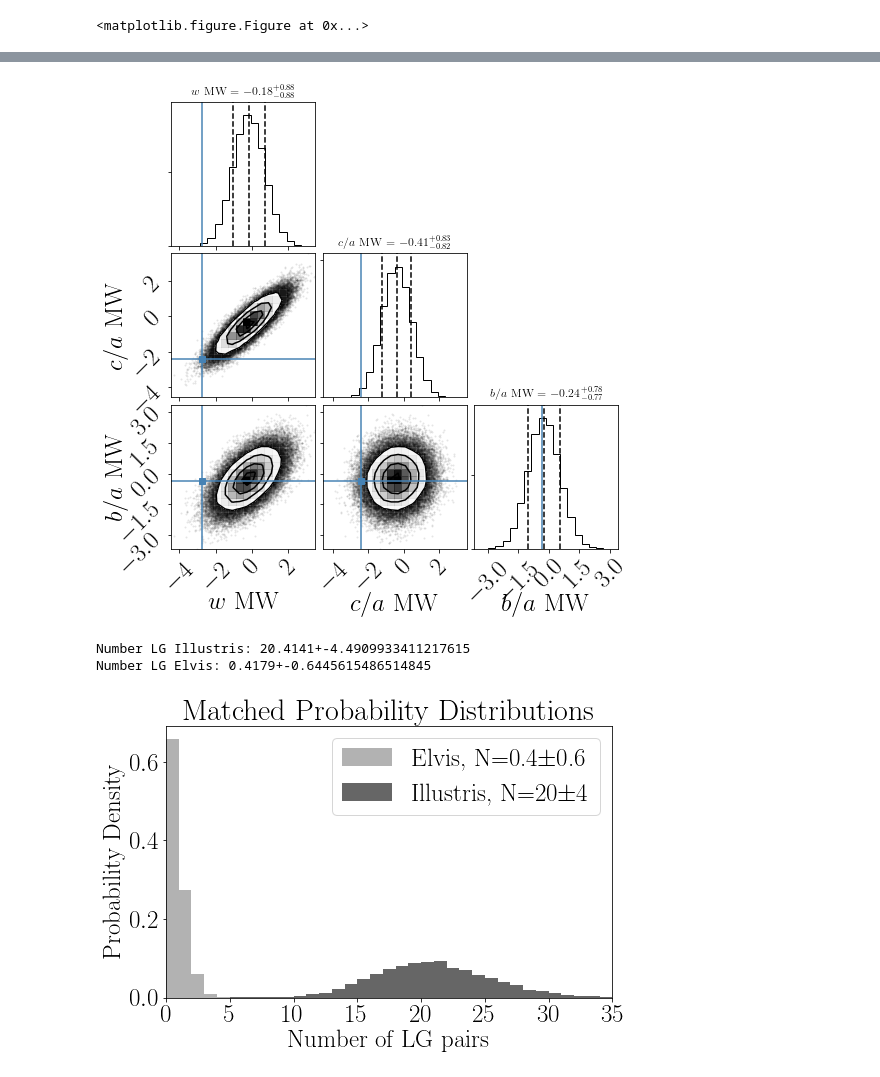
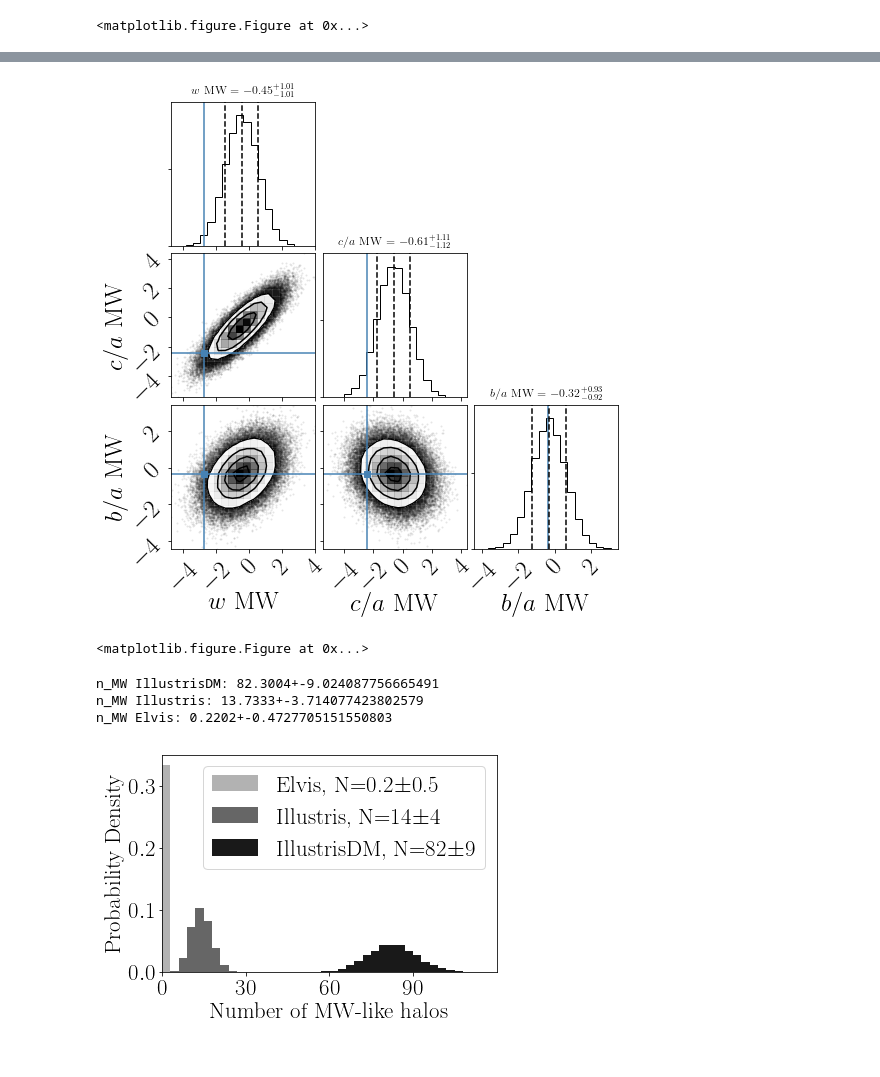
Before and after one commit to astroandes/SatelliteShapeLG, a Jupyter notebook: code/covariances.ipynb, the cells around one changed output, grey strips where cells are left out. Cells and saved outputs as stored; diff of their text form; code cells hidden in the pictures.

Commit message:
covariances for m31

```diff
--- a/code/covariances.ipynb
+++ b/code/covariances.ipynb
@@ -273,18 +291,20 @@ plt.savefig(filename, bbox_inches='tight')
 # %%
-figure = corner.corner(data_random_illustris_MW,
+figure = corner.corner(data_random_illustrisdm_MW,
                       quantiles=[0.16, 0.5, 0.84],
                       labels=[r"$w$ MW", r"$c/a$ MW", r"$b/a$ MW"],
                       show_titles=True, title_kwargs={"fontsize": 12},
                       truths=MW_obs['data_obs'])
-filename = "../paper/gaussian_model_illustris_MW.pdf"
+filename = "../paper/gaussian_model_illustrisdm_MW.pdf"
 plt.savefig(filename, bbox_inches='tight')
 # %% [output]
-[figure, old version]
+[figure, new version]
 # %%
 def number_LG(sim_cov_M31, sim_mean_M31, sim_cov_MW, sim_mean_MW, obs_M31, obs_MW, n_sample=20):
     n_try = 10000
     n_out = np.ones(n_try)
     n_out_swap = np.ones(n_try)
+    n_MW = np.ones(n_try)
+    n_M31 = np.ones(n_try)
 
     for i in range(n_try):
         sim_M31 = np.random.multivariate_normal(sim_mean_M31, sim_cov_M31, size=n_sample)
@@ -300,44 +320,71 @@ def number_LG(sim_cov_M31, sim_mean_M31, sim_cov_MW, sim_mean_MW, obs_M31, obs_M
         n_LG_swap = np.count_nonzero(like_M31_from_MW & like_MW_from_M31)
         n_out[i] = n_LG
         n_out_swap[i] = n_LG_swap
-    return {'n_LG': n_out, 'n_LG_swap': n_out_swap}
+        n_MW[i] = np.count_nonzero(like_MW_from_MW)
+        n_M31[i] = np.count_nonzero(like_M31_from_M31)
+    return {'n_LG': n_out, 'n_LG_swap': n_out_swap, 'n_MW':n_MW, 'n_M31':n_M31}
 # %%
 n_out_list_elvis = number_LG(cov_elvis_M31['covariance'], cov_elvis_M31['mean'],
              cov_elvis_MW['covariance'], cov_elvis_MW['mean'],
-             M31_obs['data_obs'], MW_obs['data_obs'], n_sample=100000)
+             M31_obs['data_obs'], MW_obs['data_obs'], n_sample=10000)
 n_out_list_illustris = number_LG(cov_illustris_M31['covariance'], cov_illustris_M31['mean'],
              cov_illustris_MW['covariance'], cov_illustris_MW['mean'],
-             M31_obs['data_obs'], MW_obs['data_obs'], n_sample=100000)
+             M31_obs['data_obs'], MW_obs['data_obs'], n_sample=10000)
+n_out_list_illustrisdm = number_LG(cov_illustrisdm_M31['covariance'], cov_illustrisdm_M31['mean'],
+             cov_illustrisdm_MW['covariance'], cov_illustrisdm_MW['mean'],
+             M31_obs['data_obs'], MW_obs['data_obs'], n_sample=10000)
+# %%
+plt.figure(figsize=(8,5))
+plt.rc('text', usetex=True,)
+plt.rc('font', family='serif', size=23)
+# %% [output]
+<matplotlib.figure.Figure at 0x...>
 # %%
-mean_LG_illustris = np.mean(n_out_list_illustris['n_LG'])
-std_LG_illustris = np.std(n_out_list_illustris['n_LG'])
-mean_LG_elvis = np.mean(n_out_list_elvis['n_LG'])
-std_LG_elvis = np.std(n_out_list_elvis['n_LG'])
-print("Number LG Illustris: {}+-{}".format(mean_LG_illustris, std_LG_illustris))
-print("Number LG Elvis: {}+-{}".format(mean_LG_elvis, std_LG_elvis))
+min_number = {'n_M31':1200, 'n_MW':0}
+max_number = {'n_M31':2600, 'n_MW': 120}
+delta_number = {'n_M31':40, 'n_MW': 3}
+yrange = {'n_M31':0.025, 'n_MW':0.35}
+name = {'n_M31':'M31', 'n_MW': 'MW'}
+field_number = 'n_MW'
 
-plt.figure(figsize=(8,5))
-plt.rc('text', usetex=True,)
-plt.rc('font', family='serif', size=25)
+mean_LG_illustris = np.mean(n_out_list_illustris[field_number])
+std_LG_illustris = np.std(n_out_list_illustris[field_number])
 
-a = plt.hist(n_out_list_elvis['n_LG'], bins=np.arange(0,40,1),
+mean_LG_illustrisdm = np.mean(n_out_list_illustrisdm[field_number])
+std_LG_illustrisdm = np.std(n_out_list_illustrisdm[field_number])
+
+mean_LG_elvis = np.mean(n_out_list_elvis[field_number])
+std_LG_elvis = np.std(n_out_list_elvis[field_number])
+
+print("{} IllustrisDM: {}+-{}".format(field_number, mean_LG_illustrisdm, std_LG_illustrisdm))
+print("{} Illustris: {}+-{}".format(field_number, mean_LG_illustris, std_LG_illustris))
+print("{} Elvis: {}+-{}".format(field_number, mean_LG_elvis, std_LG_elvis))
+
+
+a = plt.hist(n_out_list_elvis[field_number], bins=np.arange(0,max_number[field_number],delta_number[field_number]),
              normed=True, label=r'Elvis, N={:.1f}$\pm${:.1f}'.format(mean_LG_elvis, std_LG_elvis),
              alpha=0.3, color='black')
 
-a = plt.hist(n_out_list_illustris['n_LG'], bins=np.arange(0,40,1),
+a = plt.hist(n_out_list_illustris[field_number], bins=np.arange(0,max_number[field_number],delta_number[field_number]),
              normed=True, label=r'Illustris, N={:.0f}$\pm${:.0f}'.format(mean_LG_illustris, std_LG_illustris),
              alpha=0.6, color='black')
 
+a = plt.hist(n_out_list_illustrisdm[field_number], bins=np.arange(0,max_number[field_number],delta_number[field_number]),
+             normed=True, label=r'IllustrisDM, N={:.0f}$\pm${:.0f}'.format(mean_LG_illustrisdm, std_LG_illustrisdm),
+             alpha=0.9, color='black')
+
 plt.legend()
-plt.xlabel('Number of LG pairs')
+plt.xlabel('Number of {}-like halos'.format(name[field_number]))
 plt.ylabel('Probability Density')
-a = plt.xticks(np.arange(0,40,5))
-plt.xlim([0,35])
-plt.title("Matched Probability Distributions")
+a = plt.xticks(np.arange(0,max_number[field_number],10*delta_number[field_number]))
+plt.xlim([min_number[field_number],max_number[field_number]])
+plt.ylim([0,yrange[field_number]])
+#plt.title("Matched Probability Distributions")
 
-filename = "../paper/expected_numbers.pdf"
+filename = "../paper/expected_numbers_{}.pdf".format(field_number)
 plt.savefig(filename, bbox_inches='tight')
 # %% [output]
-Number LG Illustris: 20.4141+-4.4909933411217615
-Number LG Elvis: 0.4179+-0.6445615486514845
+n_MW IllustrisDM: 82.3004+-9.024087756665491
+n_MW Illustris: 13.7333+-3.714077423802579
+n_MW Elvis: 0.2202+-0.4727705151550803
-[figure, old version]
+[figure, new version]
```
Also changed, not shown: parts of 9 cells of this notebook.
